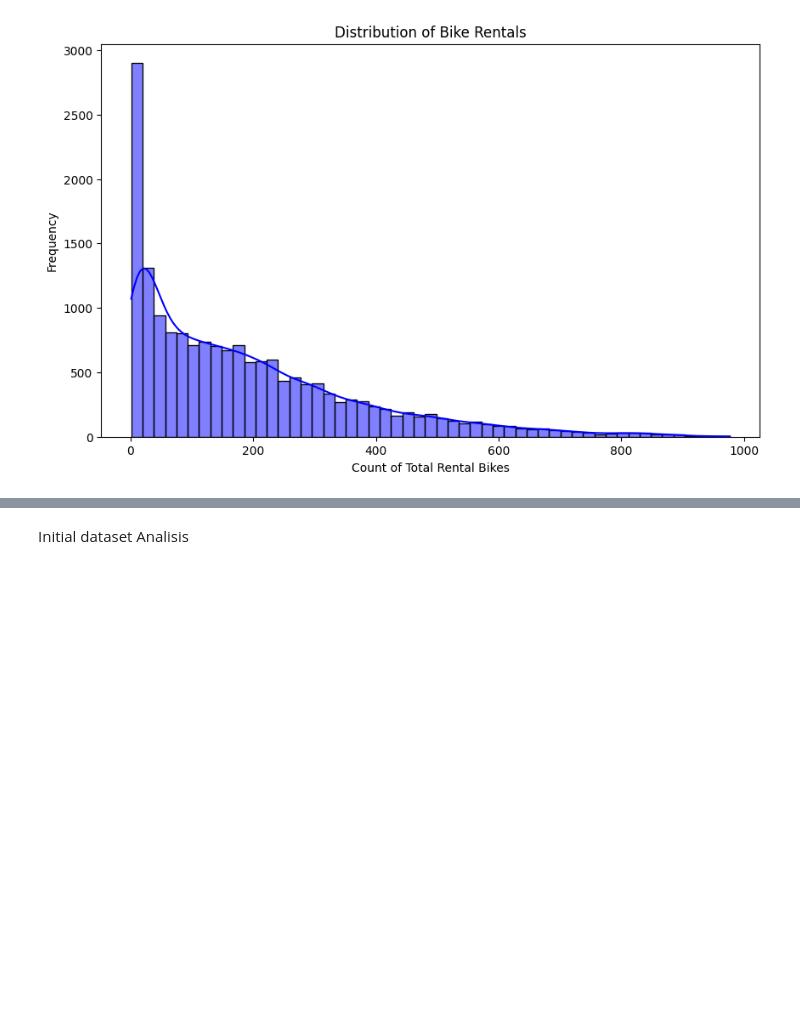
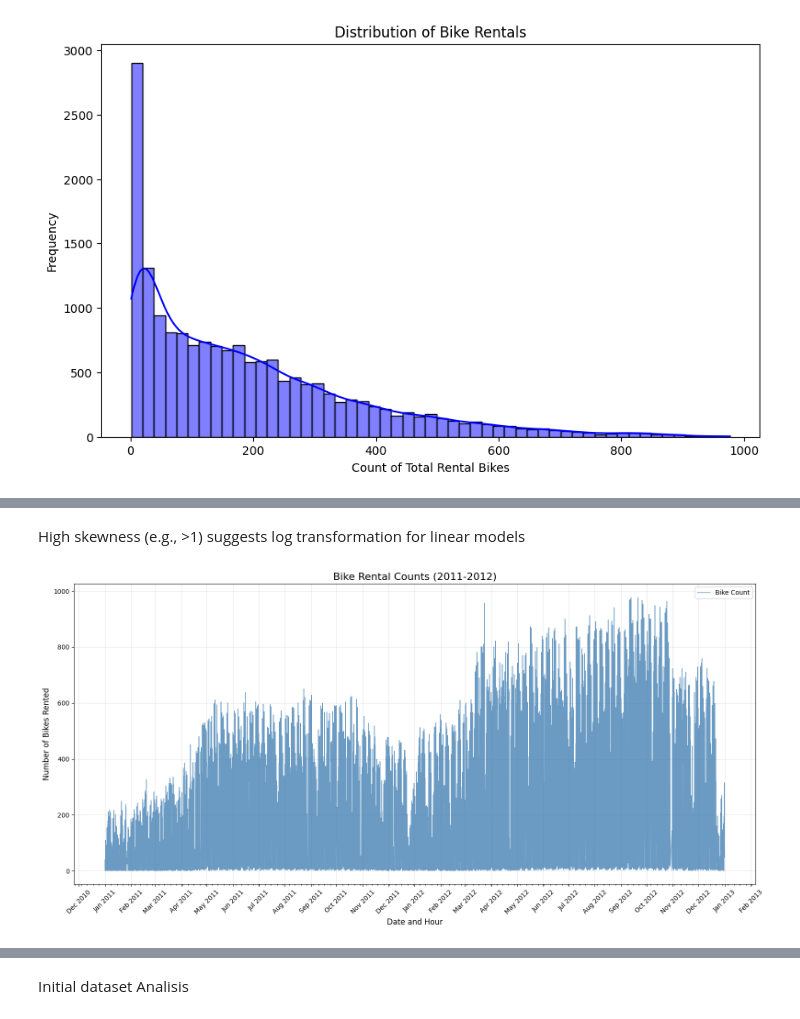
Before and after one commit to JSebastianIEU/ML-fundamentals-2025, a Jupyter notebook: Assignment2/assignment_2_JuanSebastian_Peña[_Peña] .ipynb, the cells around one changed output, grey strips where cells are left out. Cells and saved outputs as stored; diff of their text form; code cells hidden in the pictures; blank space fills up the shorter version.

```diff
--- a/Assignment2/assignment_2_JuanSebastian_Peña[_Peña] .ipynb
+++ b/Assignment2/assignment_2_JuanSebastian_Peña[_Peña] .ipynb
@@ -159,0 +178,44 @@ plt.show()
+# %% [markdown]
+High skewness (e.g., >1) suggests log transformation for linear models
+# %%
+def plot_bike_counts(df):
+    # Convert to datetime and sort chronologically
+    df['dteday'] = pd.to_datetime(df['dteday'])
+    df['datetime'] = df['dteday'] + pd.to_timedelta(df['hr'], unit='h')
+    df = df.sort_values('datetime')
+
+    # Create figure with proper sizing
+    plt.figure(figsize=(16, 8))
+
+    # Plot the time series
+    plt.plot(df['datetime'], df['cnt'],
+             linewidth=1, alpha=0.8,
+             color='steelblue', label='Bike Count')
+
+    # Formatting
+    plt.title('Bike Rental Counts (2011-2012)', fontsize=16)
+    plt.ylabel('Number of Bikes Rented', fontsize=12)
+    plt.xlabel('Date and Hour', fontsize=12)
+    plt.grid(True, alpha=0.3)
+
+    # Configure x-axis for better date display
+    ax = plt.gca()
+    ax.xaxis.set_major_locator(mdates.MonthLocator())
+    ax.xaxis.set_major_formatter(mdates.DateFormatter('%b %Y'))
+
+    # Add minor ticks for days
+    ax.xaxis.set_minor_locator(mdates.DayLocator(interval=7))
+
+    # Rotate date labels
+    plt.xticks(rotation=45)
+
+    # Add legend
+    plt.legend()
+
+    # Show plot
+    plt.tight_layout()
+    plt.show()
+
+plot_bike_counts(df)
+# %% [output]
+[figure, added]
```
Also changed, not shown: parts of 19 cells of this notebook.
